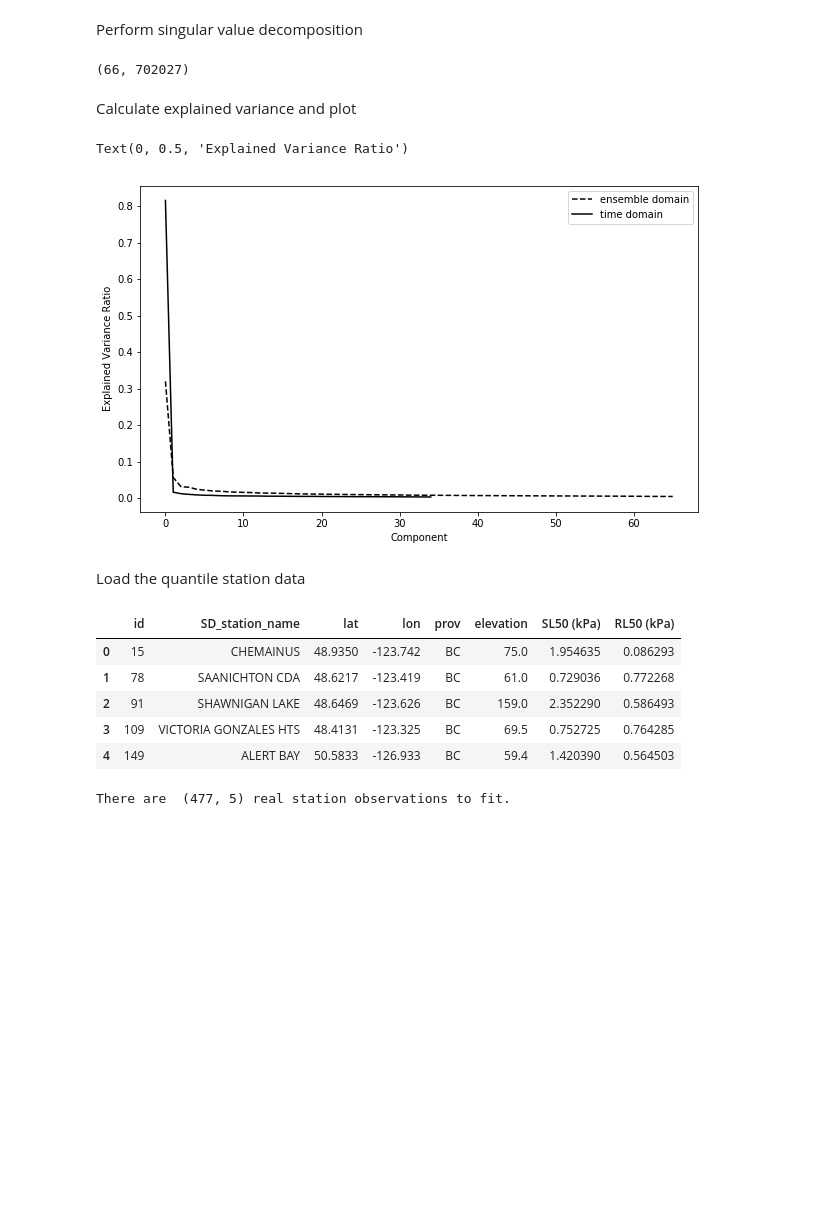
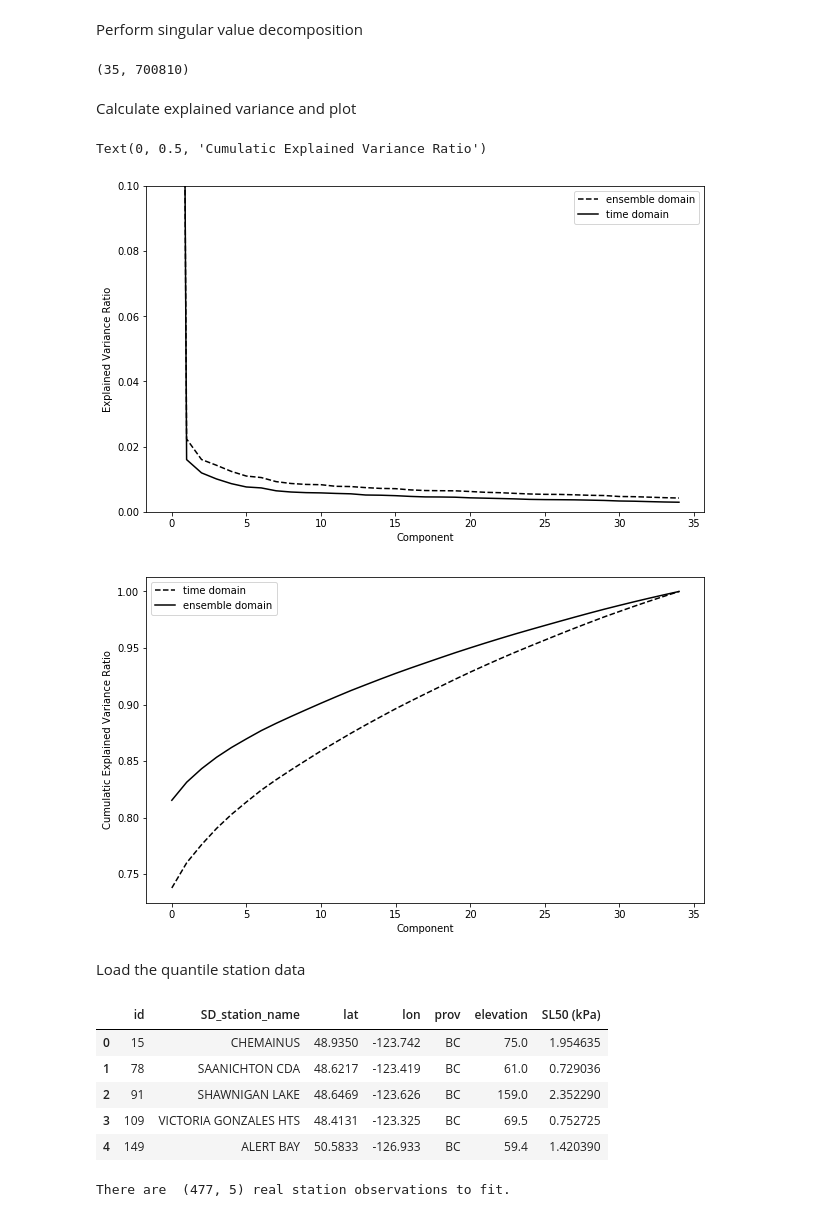
Before and after one commit to pacificclimate/climpyrical, a Jupyter notebook: notebooks/snow.ipynb, the cells around one changed output. Cells and saved outputs as stored; diff of their text form; code cells hidden in the pictures; blank space fills up the shorter version.

```diff
--- a/notebooks/snow.ipynb
+++ b/notebooks/snow.ipynb
@@ -29,33 +26,22 @@ The autoreload extension is already loaded. To reload it, use:
 ---
 Load data and interpolate the design value field
 # %%
-old_PATH = '/storage/data/projects/nrc/CanRCM4_large_ensemble/design_values/snw/snw_CanRCM4-LE_ens35_1951-2016_max_rl50_load.nc'
-PATH = '/home/nannau/Desktop/climpyrical/data/snw_CanRCM4-LE_ens1_1951-2016_max.nc'
-
+PATH = '/storage/data/projects/nrc/CanRCM4_large_ensemble/design_values/snw/snw_CanRCM4-LE_ens35_1951-2016_max_rl50_load.nc'
 mask_path = '/home/nannau/Desktop/climpyrical/data/mask.nc'
 dv = 'snw'
 
 interp_dict = get_interpolation(mask_path, PATH, dv)
-old_interp_dict = get_interpolation(mask_path, old_PATH, dv)
-
-midx = interp_dict['idx']
+master_idx = interp_dict['idx']
 north_master_idx = interp_dict['irlat_ens'] > -10.
 
-midx_old = old_interp_dict['idx']
-north_master_idx_old = old_interp_dict['irlat_ens'] > -10.
-
-midx = np.logical_and(north_master_idx, midx)
-midx_old = np.logical_and(north_master_idx_old, midx_old)
-
+midx = np.logical_and(north_master_idx, master_idx)
 
 iens = (interp_dict['iens'][:, midx]).T
-oldiens = (old_interp_dict['iens'][:, midx_old]).T
-
+oldiens = iens.copy()
 
 from sklearn.preprocessing import StandardScaler
-scaler = StandardScaler(with_mean=True, with_std=False)
+scaler = StandardScaler(with_mean=True, with_std=True)
 iens = scaler.fit_transform(iens)
-
 
 plt.figure(figsize=(10, 6))
 sns.distplot(oldiens[..., 0], kde = False, kde_kws = {'shade': True,'linewidth': 3}, label='non-anomaly')
@@ -89,42 +58,52 @@ Perform singular value decomposition
 u, s, vT = np.linalg.svd(iens.T, full_matrices=False)
 uold, sold, vTold = np.linalg.svd(oldiens.T, full_matrices=False)
 del u
+del uold
 vT.shape
 # %% [output]
-(66, 702027)
+(35, 700810)
 # %% [markdown]
 Calculate explained variance and plot
 # %%
 explained_variance_ratio = [s[i]/np.sum(s) for i in range(s.shape[0])]
 cumulative_variance = np.cumsum(explained_variance_ratio)
 
 oldexplained_variance_ratio = [sold[i]/np.sum(sold) for i in range(sold.shape[0])]
 oldcumulative_variance = np.cumsum(oldexplained_variance_ratio)
 
 component = range(s.shape[0])
 
 plt.figure(figsize=(10, 6))
 plt.plot(component, explained_variance_ratio, label='ensemble domain' , color='black', linestyle='--')
 plt.plot(range(sold.shape[0]), oldexplained_variance_ratio, label='time domain', color='black')
 plt.legend()
+plt.ylim(0, 0.10)
+plt.xlabel('Component')
+plt.ylabel('Explained Variance Ratio')
+
+plt.figure(figsize=(10, 6))
+plt.plot(component, cumulative_variance, label='time domain' , color='black', linestyle='--')
+plt.plot(range(sold.shape[0]), oldcumulative_variance, label='ensemble domain', color='black')
+plt.legend()
 #plt.ylim(0, 0.10)
 plt.xlabel('Component')
-plt.ylabel('Explained Variance Ratio')
+plt.ylabel('Cumulatic Explained Variance Ratio')
 # %% [output]
-Text(0, 0.5, 'Explained Variance Ratio')
+Text(0, 0.5, 'Cumulatic Explained Variance Ratio')
-[figure, old version]
+[figure, new version]
+[figure, added]
 # %% [markdown]
 Load the quantile station data
 # %%
-df = pd.read_csv('/home/nannau/Downloads/Interim_snow_rain_load_LRstations_delivered.csv', index_col=None)
+df = pd.read_csv('/home/nannau/Downloads/Interim_snow_load_LRstations_delivered.csv', index_col=None)
 df.head()
 # %% [output]
-|  | id | SD_station_name | lat | lon | prov | elevation | SL50 (kPa) | RL50 (kPa) |
-| 0 | 15 | CHEMAINUS | 48.9350 | -123.742 | BC | 75.0 | 1.954635 | 0.086293 |
-| 1 | 78 | SAANICHTON CDA | 48.6217 | -123.419 | BC | 61.0 | 0.729036 | 0.772268 |
-| 2 | 91 | SHAWNIGAN LAKE | 48.6469 | -123.626 | BC | 159.0 | 2.352290 | 0.586493 |
-| 3 | 109 | VICTORIA GONZALES HTS | 48.4131 | -123.325 | BC | 69.5 | 0.752725 | 0.764285 |
-| 4 | 149 | ALERT BAY | 50.5833 | -126.933 | BC | 59.4 | 1.420390 | 0.564503 |
+|  | id | SD_station_name | lat | lon | prov | elevation | SL50 (kPa) |
+| 0 | 15 | CHEMAINUS | 48.9350 | -123.742 | BC | 75.0 | 1.954635 |
+| 1 | 78 | SAANICHTON CDA | 48.6217 | -123.419 | BC | 61.0 | 0.729036 |
+| 2 | 91 | SHAWNIGAN LAKE | 48.6469 | -123.626 | BC | 159.0 | 2.352290 |
+| 3 | 109 | VICTORIA GONZALES HTS | 48.4131 | -123.325 | BC | 69.5 | 0.752725 |
+| 4 | 149 | ALERT BAY | 50.5833 | -126.933 | BC | 59.4 | 1.420390 |
 # %%
 dv = 'SL50 (kPa)'
 # %%
```
Also changed, not shown: parts of 9 cells of this notebook.
